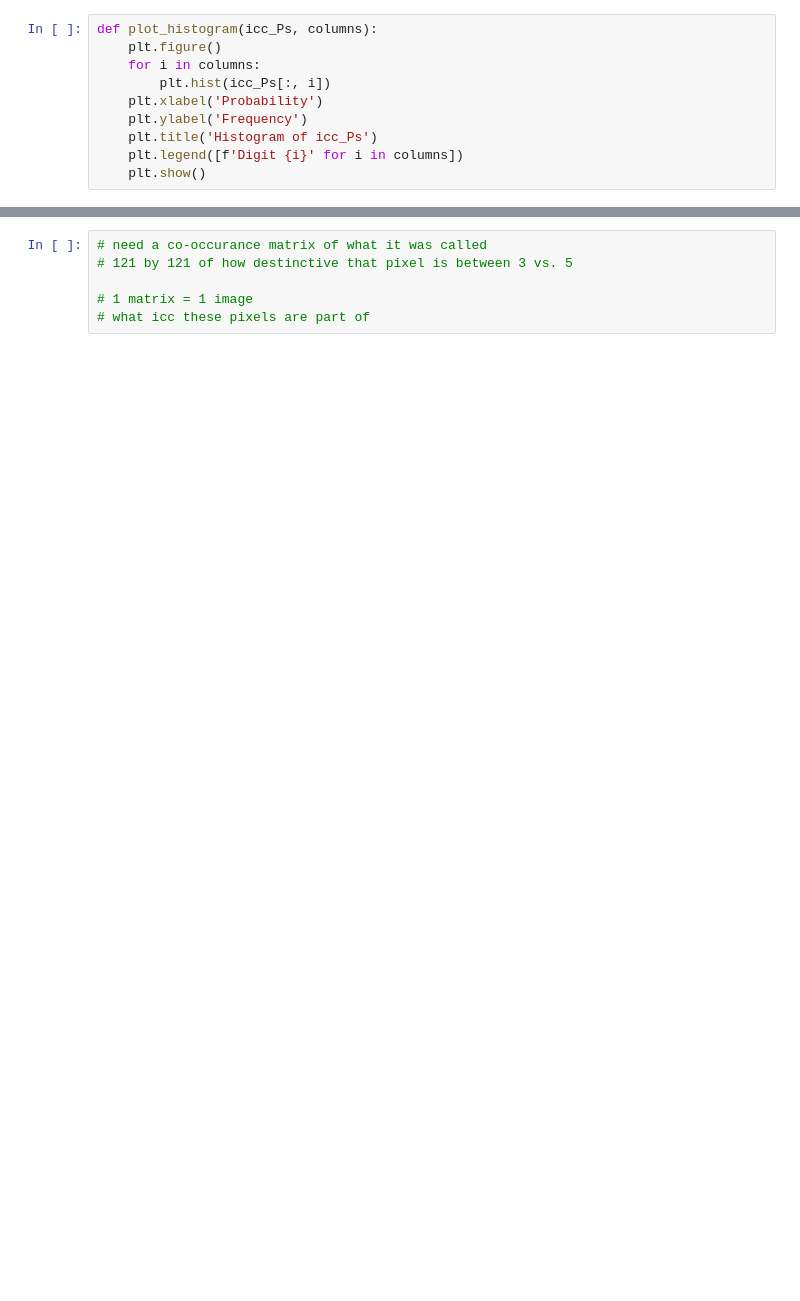
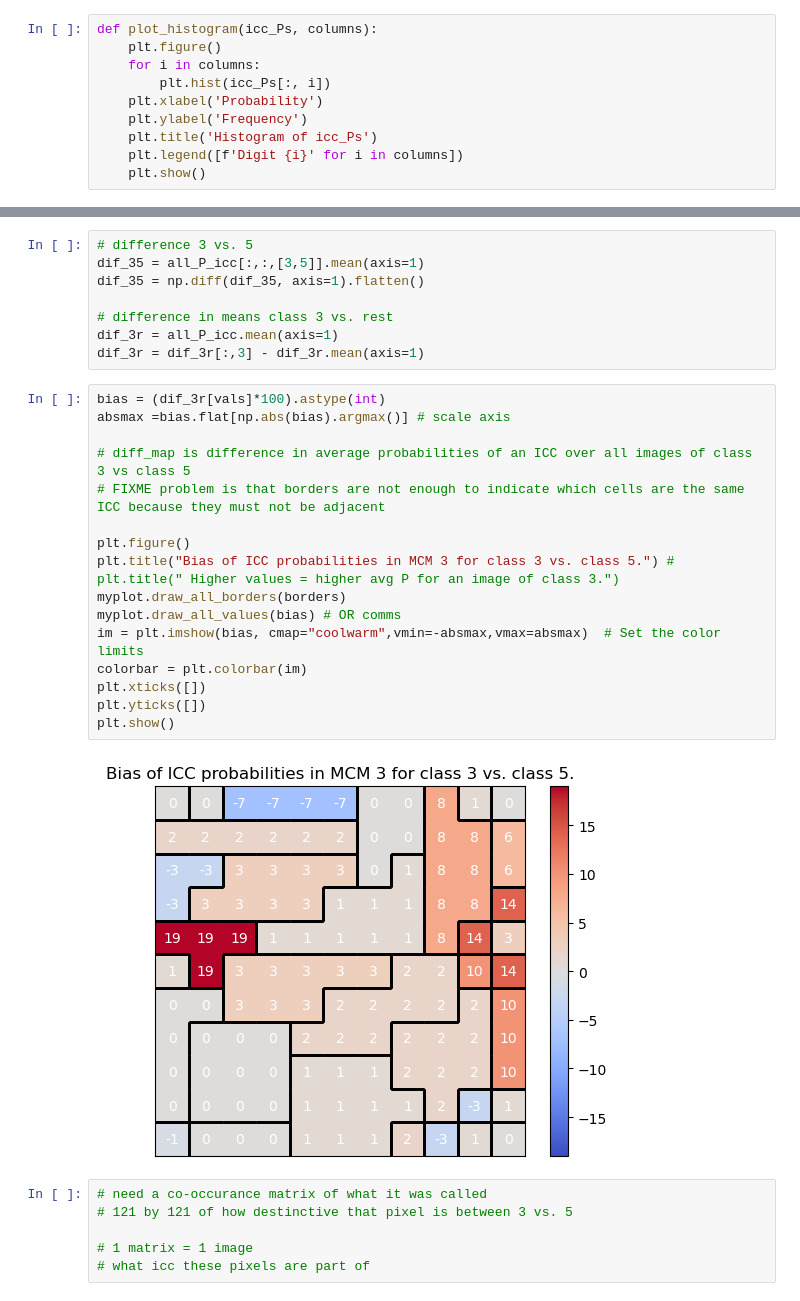
Before and after one commit to PaulHosek/MCM_classifier, a Jupyter notebook: Classifier_1/classifier/bin/reworking_clf.ipynb, the cells around one changed output, grey strips where cells are left out. Drawn from its saved outputs; the diff is of its cells as text; blank space fills up the shorter version.

```diff
--- a/Classifier_1/classifier/bin/reworking_clf.ipynb
+++ b/Classifier_1/classifier/bin/reworking_clf.ipynb
@@ -365,3 +139,29 @@ MCM = all_MCM[model_nr]
+# %%
+# difference 3 vs. 5
+dif_35 = all_P_icc[:,:,[3,5]].mean(axis=1)
+dif_35 = np.diff(dif_35, axis=1).flatten()
+
+# difference in means class 3 vs. rest
+dif_3r = all_P_icc.mean(axis=1)
+dif_3r = dif_3r[:,3] - dif_3r.mean(axis=1)
+# %%
+bias = (dif_3r[vals]*100).astype(int)
+absmax =bias.flat[np.abs(bias).argmax()] # scale axis
+
+# diff_map is difference in average probabilities of an ICC over all images of class 3 vs class 5
+# FIXME problem is that borders are not enough to indicate which cells are the same ICC because they must not be adjacent
+
+plt.figure()
+plt.title("Bias of ICC probabilities in MCM 3 for class 3 vs. class 5.") # plt.title(" Higher values = higher avg P for an image of class 3.")
+myplot.draw_all_borders(borders)
+myplot.draw_all_values(bias) # OR comms
+im = plt.imshow(bias, cmap="coolwarm",vmin=-absmax,vmax=absmax)  # Set the color limits
+colorbar = plt.colorbar(im)
+plt.xticks([])
+plt.yticks([])
+plt.show()
+# %% [output]
+[figure, added]
 # %%
 # need a co-occurance matrix of what it was called
 # 121 by 121 of how destinctive that pixel is between 3 vs. 5
```
Also changed, not shown: parts of 14 cells of this notebook, 11 other files.
